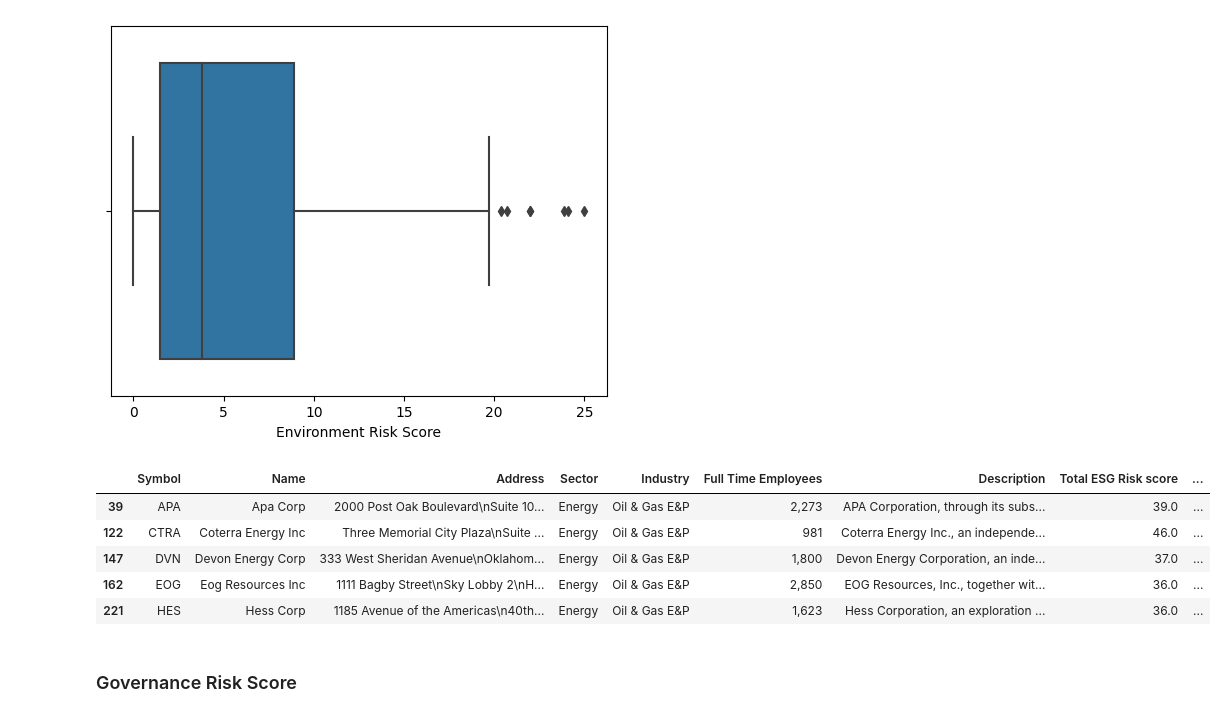
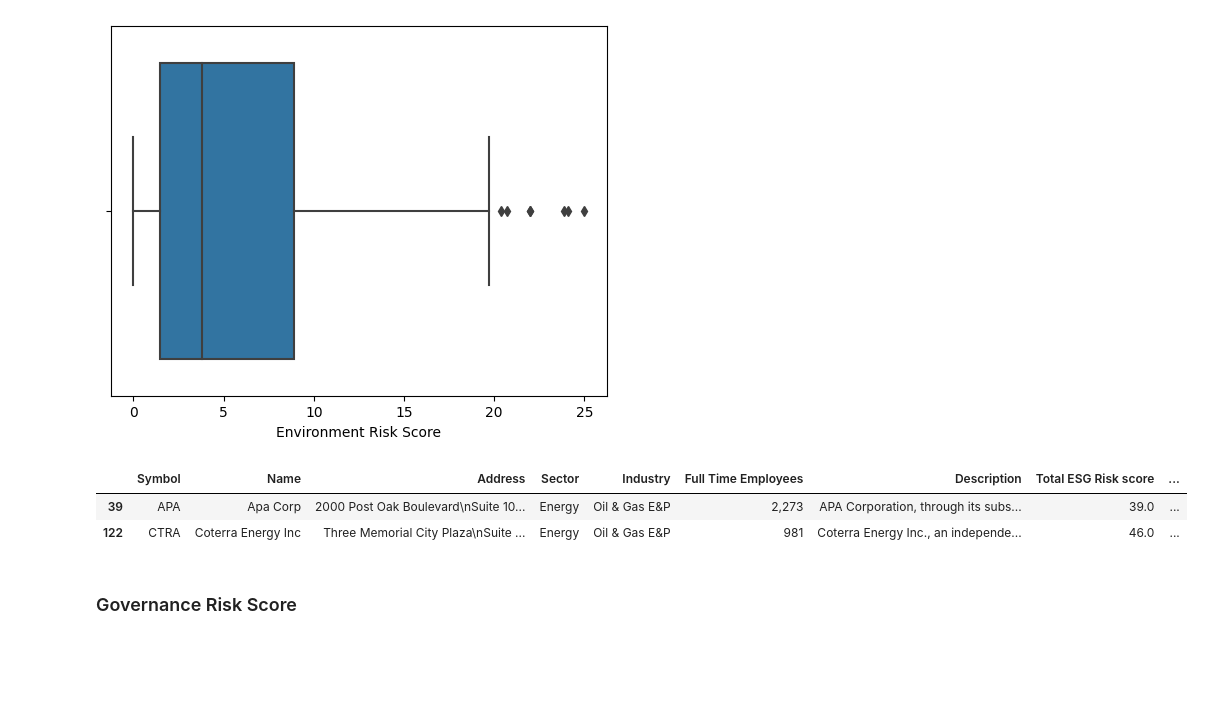
Before and after one commit to avanegasp/mi_proyecto_unicatalu-a, a Jupyter notebook: Módulo4_Practica_individual_ESG.ipynb, the cells around one changed output. Saved outputs shown, nothing was run; the diff lists cells and outputs as text; code cells hidden in the pictures; blank space fills up the shorter version.

```diff
--- a/Módulo4_Practica_individual_ESG.ipynb
+++ b/Módulo4_Practica_individual_ESG.ipynb
@@ -114,14 +126,11 @@ sns.boxplot(data=risk, x='Environment Risk Score')
 <Axes: xlabel='Environment Risk Score'>
 [figure]
 # %%
-risk.loc[risk['Environment Risk Score']> 20].head()
+risk.loc[risk['Environment Risk Score']> 20].head(2)
 # %% [output]
 |  | Symbol | Name | Address | Sector | Industry | Full Time Employees | Description | Total ESG Risk score | ... |
 | 39 | APA | Apa Corp | 2000 Post Oak Boulevard\nSuite 10... | Energy | Oil & Gas E&P | 2,273 | APA Corporation, through its subs... | 39.0 | ... |
 | 122 | CTRA | Coterra Energy Inc | Three Memorial City Plaza\nSuite ... | Energy | Oil & Gas E&P | 981 | Coterra Energy Inc., an independe... | 46.0 | ... |
-| 147 | DVN | Devon Energy Corp | 333 West Sheridan Avenue\nOklahom... | Energy | Oil & Gas E&P | 1,800 | Devon Energy Corporation, an inde... | 37.0 | ... |
-| 162 | EOG | Eog Resources Inc | 1111 Bagby Street\nSky Lobby 2\nH... | Energy | Oil & Gas E&P | 2,850 | EOG Resources, Inc., together wit... | 36.0 | ... |
-| 221 | HES | Hess Corp | 1185 Avenue of the Americas\n40th... | Energy | Oil & Gas E&P | 1,623 | Hess Corporation, an exploration ... | 36.0 | ... |
 # %% [markdown]
 ### Governance Risk Score
 # %%
```
Also changed, not shown: parts of 43 cells of this notebook.
